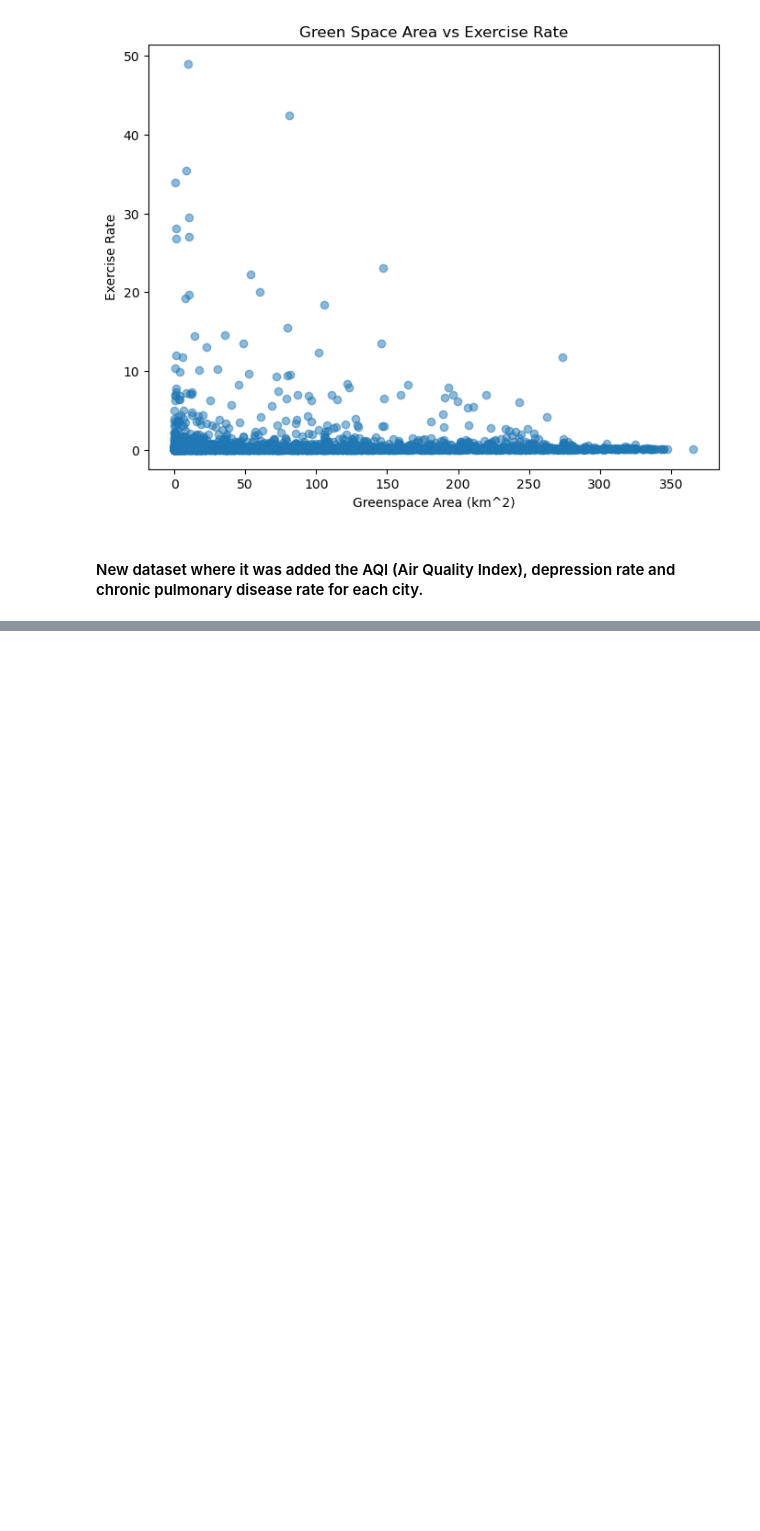
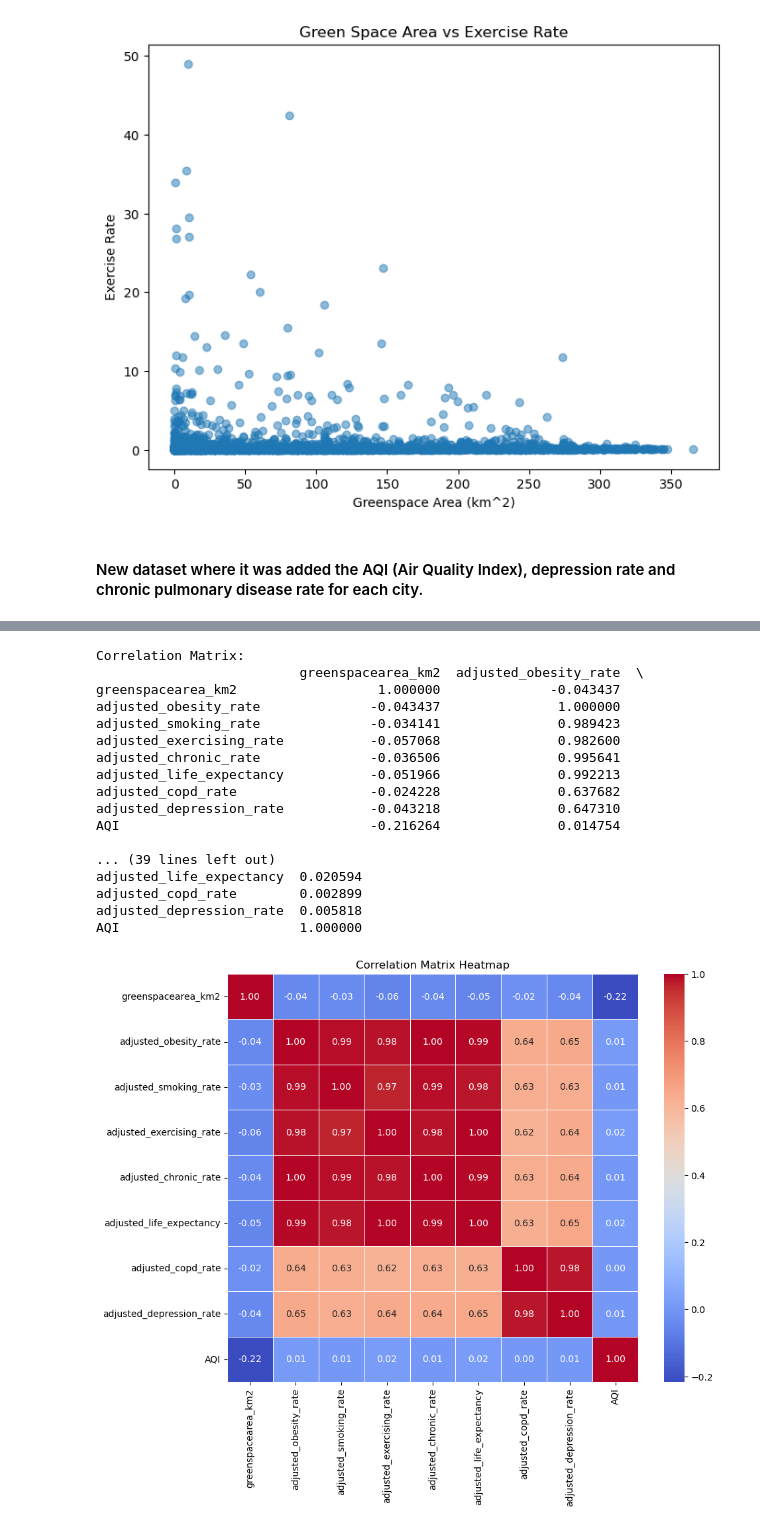
Before and after one commit to AlexRibeiro95/Environmental_factors_on_Public_health, a Jupyter notebook: notebooks/eda(2).ipynb, the cells around one changed output, grey strips where cells are left out. Cells and saved outputs as stored; diff of their text form; code cells hidden in the pictures; blank space fills up the shorter version.

```diff
--- a/notebooks/eda(2).ipynb
+++ b/notebooks/eda(2).ipynb
@@ -231,3 +231,11 @@ plt.show()
 [figure]
 # %% [markdown]
 #### New dataset where it was added the AQI (Air Quality Index), depression rate and chronic pulmonary disease rate for each city.
+# %%
+# import dataset
+
+data = "/Users/alexandreribeiro/Documents/GitHub/final_project/notebooks/final_dataset.csv"
+
+data = pd.read_csv(data)
+
+data.sample(15)
@@ -233,0 +310,69 @@ plt.show()
+# %%
+import pandas as pd
+import matplotlib.pyplot as plt
+import seaborn as sns
+
+# Select relevant columns for correlation analysis
+relevant_columns = [
+    'greenspacearea_km2',
+    'adjusted_obesity_rate',
+    'adjusted_smoking_rate',
+    'adjusted_exercising_rate',
+    'adjusted_chronic_rate',
+    'adjusted_life_expectancy',
+    'adjusted_copd_rate',
+    'adjusted_depression_rate',
+    'AQI'
+]
+
+# Create a DataFrame with only the relevant columns
+df_corr = data[relevant_columns]
+
+# Calculate the correlation matrix
+corr_matrix = df_corr.corr()
+
+# Display the correlation matrix
+print("Correlation Matrix:")
+print(corr_matrix)
+
+# Plot a heatmap of the correlation matrix
+plt.figure(figsize=(10, 8))
+sns.heatmap(corr_matrix, annot=True, cmap='coolwarm', fmt='.2f', linewidths=0.5)
+plt.title('Correlation Matrix Heatmap')
+plt.show()
+
+# Visualize the correlation between green space area and AQI
+plt.figure(figsize=(8, 6))
+sns.scatterplot(x='greenspacearea_km2', y='AQI', data=data)
+plt.title('Green Space Area vs. AQI')
+plt.xlabel('Green Space Area (km²)')
+plt.ylabel('Air Quality Index (AQI)')
+plt.show()
+
+# Optionally, plot scatter plots for other variables against AQI
+for col in relevant_columns[:-1]:
+    plt.figure(figsize=(8, 6))
+    sns.scatterplot(x=col, y='AQI', data=data)
+    plt.title(f'{col} vs. AQI')
+    plt.xlabel(col)
+    plt.ylabel('Air Quality Index (AQI)')
+    plt.show()
+# %% [output]
+Correlation Matrix:
+                          greenspacearea_km2  adjusted_obesity_rate  \
+greenspacearea_km2                  1.000000              -0.043437
+adjusted_obesity_rate              -0.043437               1.000000
+adjusted_smoking_rate              -0.034141               0.989423
+adjusted_exercising_rate           -0.057068               0.982600
+adjusted_chronic_rate              -0.036506               0.995641
+adjusted_life_expectancy           -0.051966               0.992213
+adjusted_copd_rate                 -0.024228               0.637682
+adjusted_depression_rate           -0.043218               0.647310
+AQI                                -0.216264               0.014754
+
+... (39 lines left out)
+adjusted_life_expectancy  0.020594
+adjusted_copd_rate        0.002899
+adjusted_depression_rate  0.005818
+AQI                       1.000000
+[figure, added]
```
Also changed, not shown: parts of 18 cells of this notebook, 1 other file.
